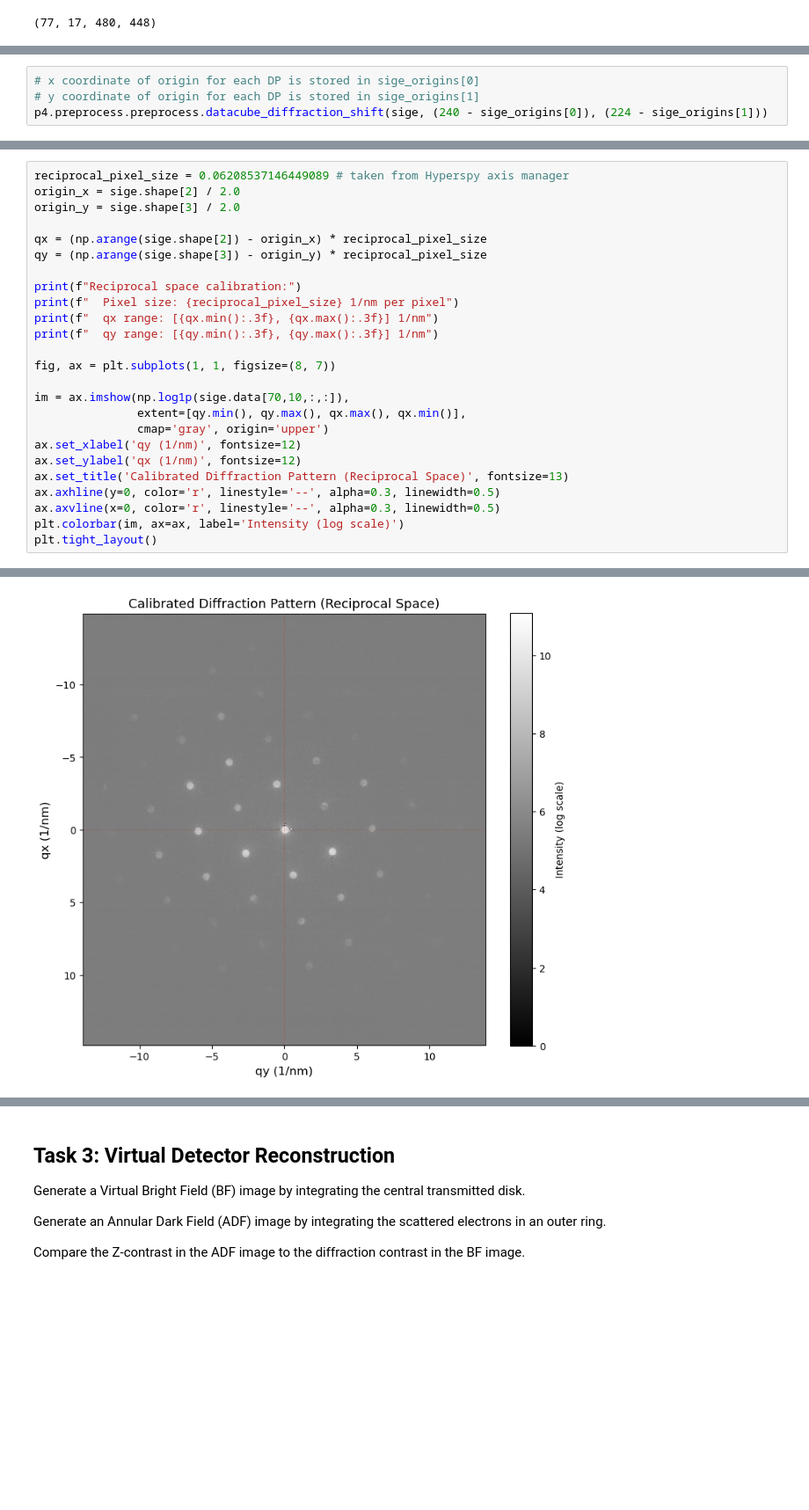
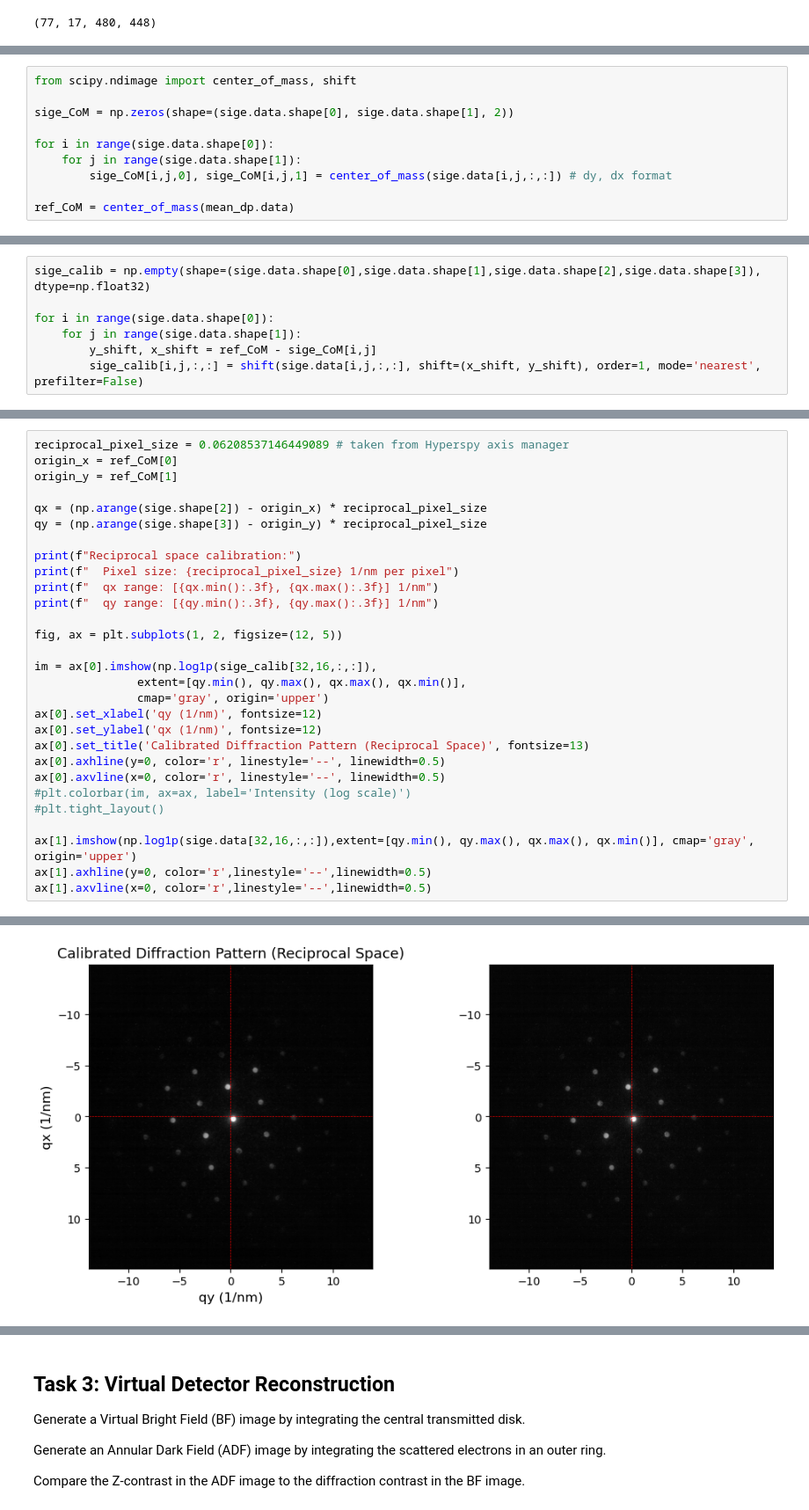
Before and after one commit to aramichang/MATSCI465_AramiChang, a Jupyter notebook: assignment_02_setup.ipynb, the cells around one changed output, grey strips where cells are left out. Shown at 88% size. Cells and saved outputs as stored; diff of their text form; blank space fills up the shorter version.

```diff
--- a/assignment_02_setup.ipynb
+++ b/assignment_02_setup.ipynb
@@ -121,0 +104,10 @@ sige_origins = p4.process.calibration.origin.get_origin(sige)
+# %%
+from scipy.ndimage import center_of_mass, shift
+
+sige_CoM = np.zeros(shape=(sige.data.shape[0], sige.data.shape[1], 2))
+
+for i in range(sige.data.shape[0]):
+    for j in range(sige.data.shape[1]):
+        sige_CoM[i,j,0], sige_CoM[i,j,1] = center_of_mass(sige.data[i,j,:,:]) # dy, dx format
+
+ref_CoM = center_of_mass(mean_dp.data)
@@ -122,4 +120,7 @@ sige_origins = p4.process.calibration.origin.get_origin(sige)
 # %%
-# x coordinate of origin for each DP is stored in sige_origins[0]
-# y coordinate of origin for each DP is stored in sige_origins[1]
-p4.preprocess.preprocess.datacube_diffraction_shift(sige, (240 - sige_origins[0]), (224 - sige_origins[1]))
+sige_calib = np.empty(shape=(sige.data.shape[0],sige.data.shape[1],sige.data.shape[2],sige.data.shape[3]), dtype=np.float32)
+
+for i in range(sige.data.shape[0]):
+    for j in range(sige.data.shape[1]):
+        y_shift, x_shift = ref_CoM - sige_CoM[i,j]
+        sige_calib[i,j,:,:] = shift(sige.data[i,j,:,:], shift=(x_shift, y_shift), order=1, mode='nearest', prefilter=False)
@@ -134,7 +144,7 @@ DataCube( A 4-dimensional array of shape (77, 17, 480, 448) called 'dm_dataset',
 # %%
 reciprocal_pixel_size = 0.06208537146449089 # taken from Hyperspy axis manager
-origin_x = sige.shape[2] / 2.0
-origin_y = sige.shape[3] / 2.0
+origin_x = ref_CoM[0]
+origin_y = ref_CoM[1]
 
 qx = (np.arange(sige.shape[2]) - origin_x) * reciprocal_pixel_size
 qy = (np.arange(sige.shape[3]) - origin_y) * reciprocal_pixel_size
@@ -144,18 +154,22 @@ print(f"  Pixel size: {reciprocal_pixel_size} 1/nm per pixel")
 print(f"  qx range: [{qx.min():.3f}, {qx.max():.3f}] 1/nm")
 print(f"  qy range: [{qy.min():.3f}, {qy.max():.3f}] 1/nm")
 
-fig, ax = plt.subplots(1, 1, figsize=(8, 7))
+fig, ax = plt.subplots(1, 2, figsize=(12, 5))
 
-im = ax.imshow(np.log1p(sige.data[70,10,:,:]),
+im = ax[0].imshow(np.log1p(sige_calib[32,16,:,:]),
                extent=[qy.min(), qy.max(), qx.max(), qx.min()],
                cmap='gray', origin='upper')
-ax.set_xlabel('qy (1/nm)', fontsize=12)
-ax.set_ylabel('qx (1/nm)', fontsize=12)
-ax.set_title('Calibrated Diffraction Pattern (Reciprocal Space)', fontsize=13)
-ax.axhline(y=0, color='r', linestyle='--', alpha=0.3, linewidth=0.5)
-ax.axvline(x=0, color='r', linestyle='--', alpha=0.3, linewidth=0.5)
-plt.colorbar(im, ax=ax, label='Intensity (log scale)')
-plt.tight_layout()
+ax[0].set_xlabel('qy (1/nm)', fontsize=12)
+ax[0].set_ylabel('qx (1/nm)', fontsize=12)
+ax[0].set_title('Calibrated Diffraction Pattern (Reciprocal Space)', fontsize=13)
+ax[0].axhline(y=0, color='r', linestyle='--', linewidth=0.5)
+ax[0].axvline(x=0, color='r', linestyle='--', linewidth=0.5)
+#plt.colorbar(im, ax=ax, label='Intensity (log scale)')
+#plt.tight_layout()
+
+ax[1].imshow(np.log1p(sige.data[32,16,:,:]),extent=[qy.min(), qy.max(), qx.max(), qx.min()], cmap='gray', origin='upper')
+ax[1].axhline(y=0, color='r',linestyle='--',linewidth=0.5)
+ax[1].axvline(x=0, color='r',linestyle='--',linewidth=0.5)
 # %% [output]
 Reciprocal space calibration:
   Pixel size: 0.06208537146449089 1/nm per pixel
@@ -164 +179 @@ Reciprocal space calibration:
-[figure, old version]
+[figure, new version]
```
Also changed, not shown: parts of 9 cells of this notebook.
